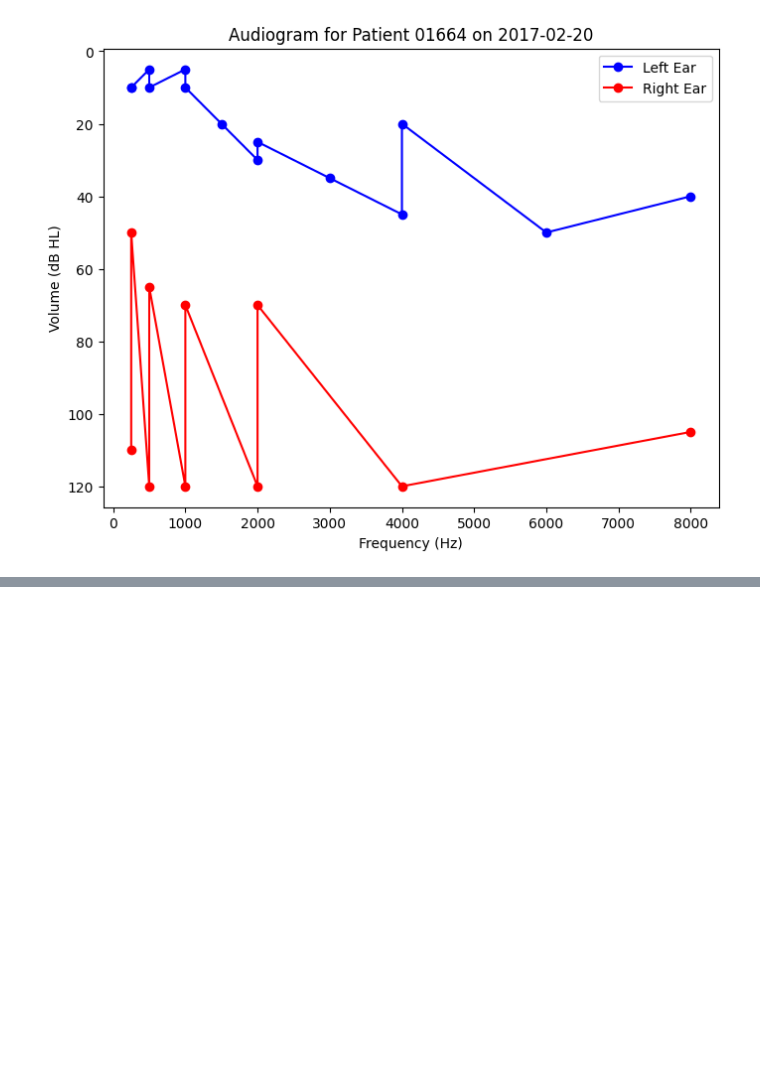
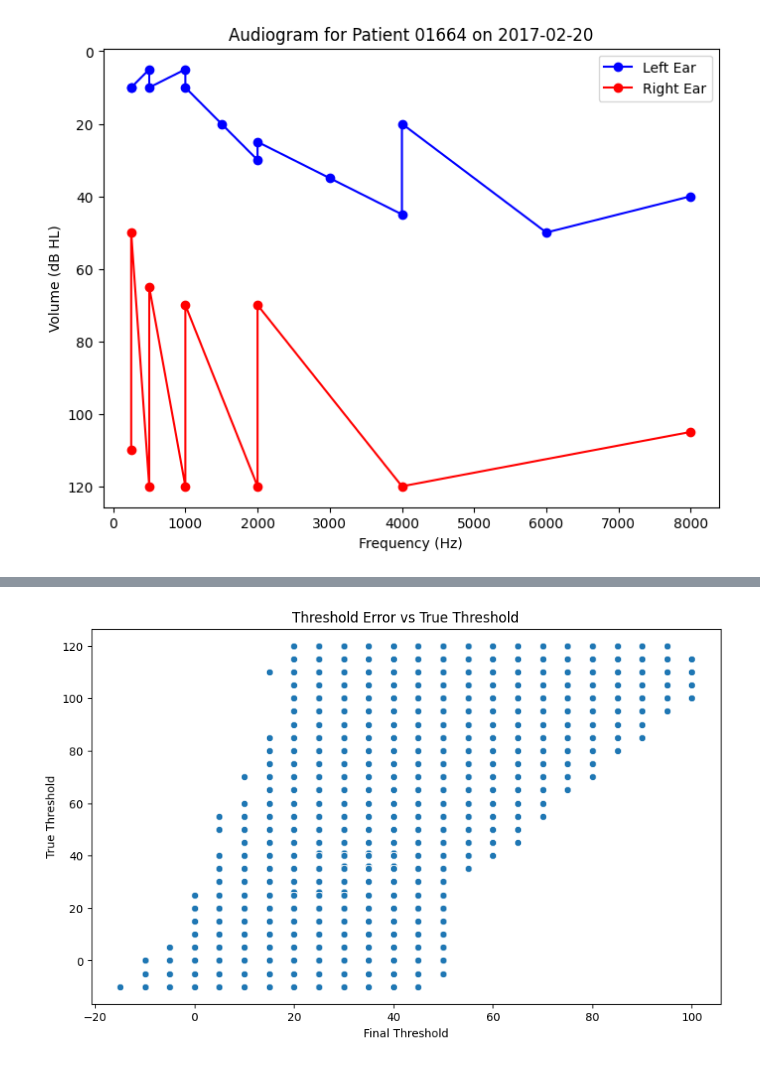
Before and after one commit to brant01/adaptive_audiogram, a Jupyter notebook: notebooks/automated_bayes.ipynb, the cells around one changed output, grey strips where cells are left out. Cells and saved outputs as stored; diff of their text form; code cells hidden in the pictures; blank space fills up the shorter version.

```diff
--- a/notebooks/automated_bayes.ipynb
+++ b/notebooks/automated_bayes.ipynb
@@ -215 +214,18 @@ Threshold Error: {'250_L': 5, '250_R': 5, '500_L': 10, '500_R': 10, '1000_L': 5,
 KeyboardInterrupt:
+# %%
+# threshold_error[key] = final_mean - true_threshold
+
+res_all_alpha = au.load_folder_jsons_to_polars("../simulation_files/20250128")
+
+
+res_all_alpha = (
+    res_all_alpha
+    .with_columns(
+        (pl.col("final_threshold") - pl.col("threshold_error")).alias("true_threshold")
+    ).filter(
+        pl.col("patient_id") != "012345678"
+    )
+)
+
+print(res_all_alpha.shape)
+print(res_all_alpha.head())
@@ -215,0 +261,17 @@ KeyboardInterrupt:
+# %%
+plt.figure(figsize=(10, 6))
+sns.scatterplot(
+    data=res_all_alpha,
+    x="final_threshold",
+    y="true_threshold",
+)
+
+# Add labels and title
+plt.xlabel('Final Threshold')
+plt.ylabel('True Threshold')
+plt.title('Threshold Error vs True Threshold')
+
+# Show the plot
+plt.show()
+# %% [output]
+[figure, added]
```
Also changed, not shown: parts of 12 cells of this notebook, 41 other files.
